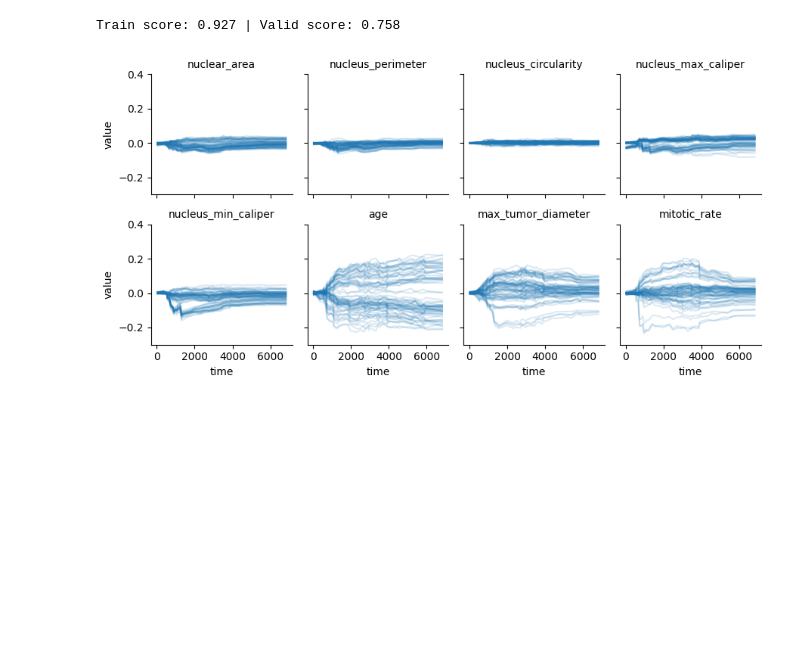
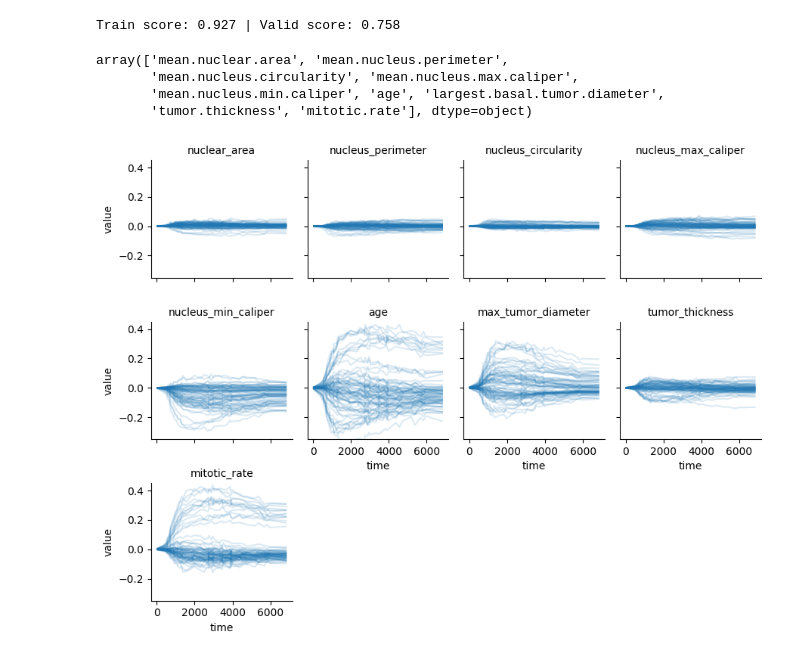
Before and after one commit to sophhan/survshapiq, a Jupyter notebook: experiments/explain_uvealmelanoma.ipynb, the cells around one changed output. Cells and saved outputs as stored; diff of their text form; code cells hidden in the pictures; blank space fills up the shorter version.

Commit message:
continue with the uveal melanoma example / approximator benchmark

```diff
--- a/experiments/explain_uvealmelanoma.ipynb
+++ b/experiments/explain_uvealmelanoma.ipynb
@@ -84,37 +85,50 @@ explanations_order1 = src.survshapiq(
     max_order=1
 )
 # %%
-filename = f'results/uvealmelanoma_explanations_order1_rsf.pkl'
+filename = f'results/uvealmelanoma_explanations_order1_gbs_maxdepth4.pkl'
 with open(filename, 'wb') as f:
     pickle.dump(explanations_order1, f)
+# %%
+filename = f'results/uvealmelanoma_explanations_order1_gbs_maxdepth4.pkl'
+with open(filename, 'rb') as f:
+    explanations_order1 = pickle.load(f)
 # %%
 timepoints = src.get_evenly_spaced_integers(model.unique_times_, 41)
 # %%
 df_plot1 = pd.concat([explanations_order1[i].assign(time=timepoints, id=i) for i in range(X_valid.shape[0])])
 df_plot1 = pd.melt(df_plot1, id_vars=['time', 'id'], var_name="feature")
+# %%
+df_plot1.feature.unique()
+# %% [output]
+array(['mean.nuclear.area', 'mean.nucleus.perimeter',
+       'mean.nucleus.circularity', 'mean.nucleus.max.caliper',
+       'mean.nucleus.min.caliper', 'age', 'largest.basal.tumor.diameter',
+       'tumor.thickness', 'mitotic.rate'], dtype=object)
 # %%
-df_plot1.feature = df_plot1.feature.map({'mean.nuclear.area': 'nuclear_area',
-                      'mean.nucleus.perimeter': 'nucleus_perimeter',
-                      'mean.nucleus.circularity': 'nucleus_circularity',
-                      'mean.nucleus.max.caliper': 'nucleus_max_caliper',
-                      'mean.nucleus.min.caliper': 'nucleus_min_caliper',
-                      'age': 'age',
-                      'largest.basal.tumor.diameter': 'max_tumor_diameter',
-                      'tumor_thickness': 'tumor_thickness',
-                      'mitotic.rate': 'mitotic_rate'})
+df_plot1.feature = df_plot1.feature.map({
+    'mean.nuclear.area': 'nuclear_area',
+    'mean.nucleus.perimeter': 'nucleus_perimeter',
+    'mean.nucleus.circularity': 'nucleus_circularity',
+    'mean.nucleus.max.caliper': 'nucleus_max_caliper',
+    'mean.nucleus.min.caliper': 'nucleus_min_caliper',
+    'age': 'age',
+    'largest.basal.tumor.diameter': 'max_tumor_diameter',
+    'tumor.thickness': 'tumor_thickness',
+    'mitotic.rate': 'mitotic_rate'
+})
 # %%
 ax = sns.relplot(
     df_plot1,
     x="time", y="value", col="feature", kind="line", units="id",
     estimator=None, alpha=0.15,
     height=2.25,
     aspect=1,
     col_wrap=4
 )
 ax.set_titles(col_template="{col_name}")
 # ax.set(xscale='log')
-ax.set(ylim=(-0.3, 0.4))
+ax.set(ylim=(-0.35, 0.45))
 plt.tight_layout()
-plt.savefig(f'results/uvealmelanoma_order1_rsf_global.png', bbox_inches="tight")
+plt.savefig(f'results/uvealmelanoma_order1_gbs_maxdepth4.png', bbox_inches="tight")
 # %% [output]
-[figure, old version]
+[figure, new version]
```
Also changed, not shown: parts of 10 cells of this notebook, 40 other files.
